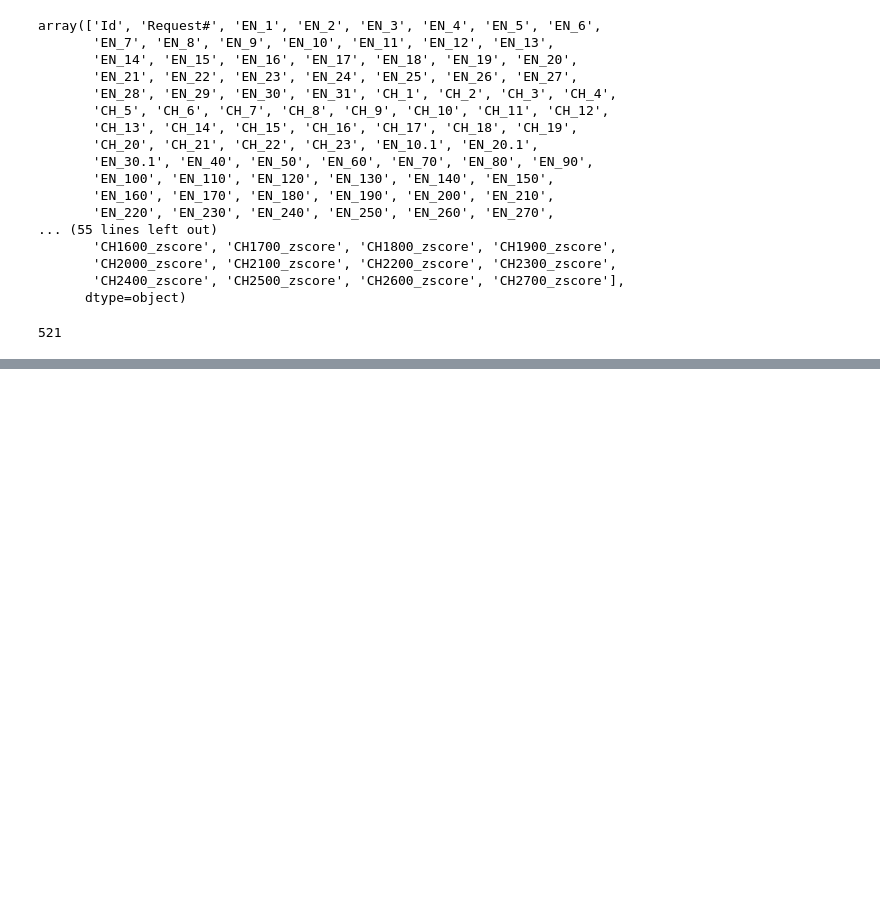
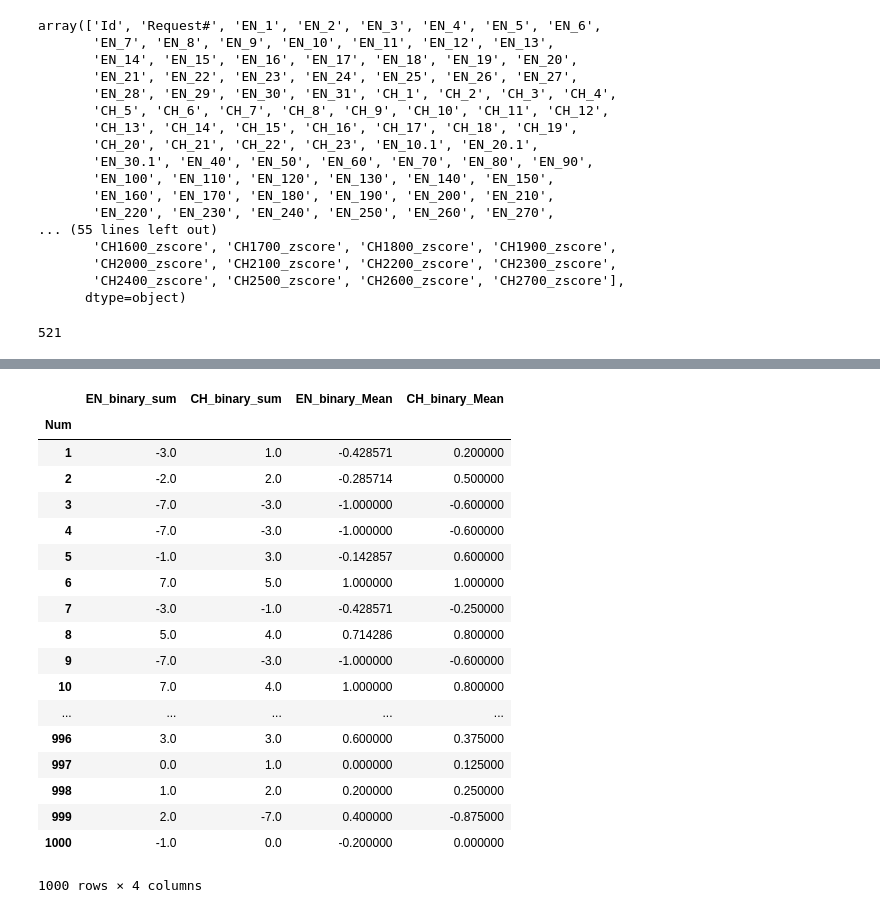
Before and after one commit to hajingit/Politeness_lang, a Jupyter notebook: Integrating data.ipynb, the cells around one changed output, grey strips where cells are left out. Cells and saved outputs as stored; diff of their text form; code cells hidden in the pictures; blank space fills up the shorter version.

```diff
--- a/Integrating data.ipynb
+++ b/Integrating data.ipynb
@@ -111,0 +185,22 @@ len(codings.columns.values)
+# %%
+codings[['EN_binary_sum','CH_binary_sum', 'EN_binary_Mean', 'CH_binary_Mean' ]]
+# %% [output]
+|  | EN_binary_sum | CH_binary_sum | EN_binary_Mean | CH_binary_Mean |
+| Num |  |  |  |  |
+| 1 | -3.0 | 1.0 | -0.428571 | 0.200000 |
+| 2 | -2.0 | 2.0 | -0.285714 | 0.500000 |
+| 3 | -7.0 | -3.0 | -1.000000 | -0.600000 |
+| 4 | -7.0 | -3.0 | -1.000000 | -0.600000 |
+| 5 | -1.0 | 3.0 | -0.142857 | 0.600000 |
+| 6 | 7.0 | 5.0 | 1.000000 | 1.000000 |
+| 7 | -3.0 | -1.0 | -0.428571 | -0.250000 |
+| 8 | 5.0 | 4.0 | 0.714286 | 0.800000 |
+| 9 | -7.0 | -3.0 | -1.000000 | -0.600000 |
+| 10 | 7.0 | 4.0 | 1.000000 | 0.800000 |
+| ... | ... | ... | ... | ... |
+| 996 | 3.0 | 3.0 | 0.600000 | 0.375000 |
+| 997 | 0.0 | 1.0 | 0.000000 | 0.125000 |
+| 998 | 1.0 | 2.0 | 0.200000 | 0.250000 |
+| 999 | 2.0 | -7.0 | 0.400000 | -0.875000 |
+| 1000 | -1.0 | 0.0 | -0.200000 | 0.000000 |
+1000 rows × 4 columns
```
Also changed, not shown: parts of 13 cells of this notebook, 1 other file.
